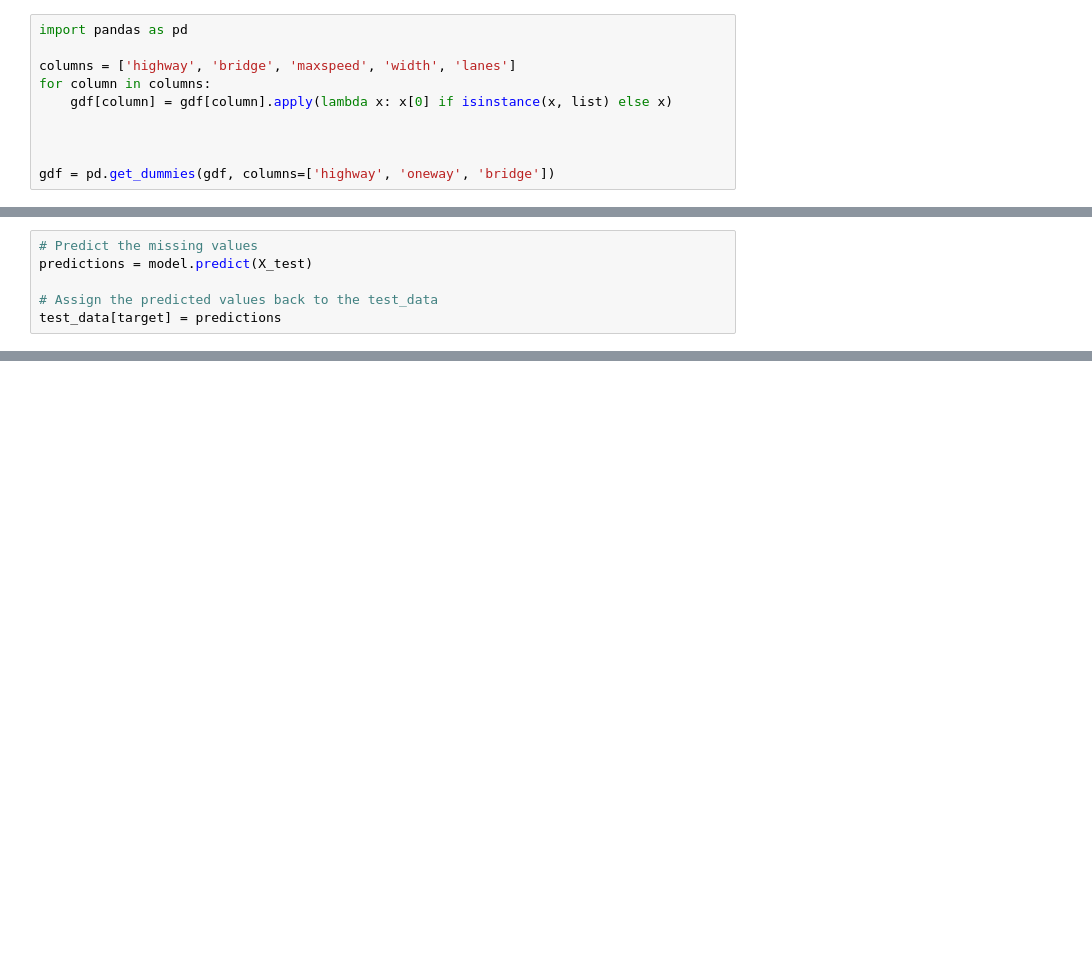
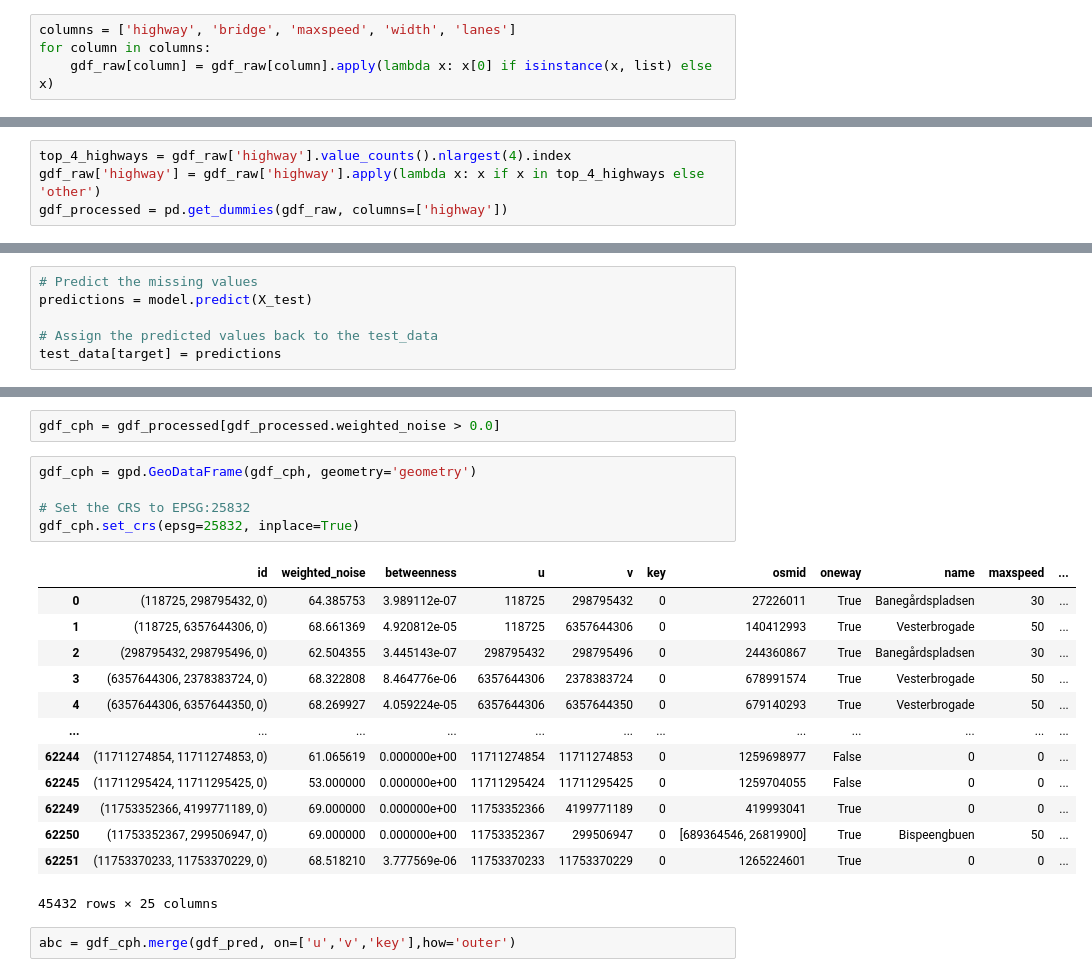
Before and after one commit to Marcus-Friis/geospatial-exam, a Jupyter notebook: notebooks/experimental/classifying_edges.ipynb, the cells around one changed output, grey strips where cells are left out. Cells and saved outputs as stored; diff of their text form; blank space fills up the shorter version.

```diff
--- a/notebooks/experimental/classifying_edges.ipynb
+++ b/notebooks/experimental/classifying_edges.ipynb
@@ -72,10 +56,4 @@ list(gdf)
 # %%
-import pandas as pd
-
 columns = ['highway', 'bridge', 'maxspeed', 'width', 'lanes']
 for column in columns:
-    gdf[column] = gdf[column].apply(lambda x: x[0] if isinstance(x, list) else x)
-
-
-
-gdf = pd.get_dummies(gdf, columns=['highway', 'oneway', 'bridge'])
+    gdf_raw[column] = gdf_raw[column].apply(lambda x: x[0] if isinstance(x, list) else x)
@@ -81,0 +80,4 @@ gdf = pd.get_dummies(gdf, columns=['highway', 'oneway', 'bridge'])
+# %%
+top_4_highways = gdf_raw['highway'].value_counts().nlargest(4).index
+gdf_raw['highway'] = gdf_raw['highway'].apply(lambda x: x if x in top_4_highways else 'other')
+gdf_processed = pd.get_dummies(gdf_raw, columns=['highway'])
@@ -187,0 +230,23 @@ cx.add_basemap(
+# %%
+gdf_cph = gdf_processed[gdf_processed.weighted_noise > 0.0]
+# %%
+gdf_cph = gpd.GeoDataFrame(gdf_cph, geometry='geometry')
+
+# Set the CRS to EPSG:25832
+gdf_cph.set_crs(epsg=25832, inplace=True)
+# %% [output]
+|  | id | weighted_noise | betweenness | u | v | key | osmid | oneway | name | maxspeed | ... |
+| 0 | (118725, 298795432, 0) | 64.385753 | 3.989112e-07 | 118725 | 298795432 | 0 | 27226011 | True | Banegårdspladsen | 30 | ... |
+| 1 | (118725, 6357644306, 0) | 68.661369 | 4.920812e-05 | 118725 | 6357644306 | 0 | 140412993 | True | Vesterbrogade | 50 | ... |
+| 2 | (298795432, 298795496, 0) | 62.504355 | 3.445143e-07 | 298795432 | 298795496 | 0 | 244360867 | True | Banegårdspladsen | 30 | ... |
+| 3 | (6357644306, 2378383724, 0) | 68.322808 | 8.464776e-06 | 6357644306 | 2378383724 | 0 | 678991574 | True | Vesterbrogade | 50 | ... |
+| 4 | (6357644306, 6357644350, 0) | 68.269927 | 4.059224e-05 | 6357644306 | 6357644350 | 0 | 679140293 | True | Vesterbrogade | 50 | ... |
+| ... | ... | ... | ... | ... | ... | ... | ... | ... | ... | ... | ... |
+| 62244 | (11711274854, 11711274853, 0) | 61.065619 | 0.000000e+00 | 11711274854 | 11711274853 | 0 | 1259698977 | False | 0 | 0 | ... |
+| 62245 | (11711295424, 11711295425, 0) | 53.000000 | 0.000000e+00 | 11711295424 | 11711295425 | 0 | 1259704055 | False | 0 | 0 | ... |
+| 62249 | (11753352366, 4199771189, 0) | 69.000000 | 0.000000e+00 | 11753352366 | 4199771189 | 0 | 419993041 | True | 0 | 0 | ... |
+| 62250 | (11753352367, 299506947, 0) | 69.000000 | 0.000000e+00 | 11753352367 | 299506947 | 0 | [689364546, 26819900] | True | Bispeengbuen | 50 | ... |
+| 62251 | (11753370233, 11753370229, 0) | 68.518210 | 3.777569e-06 | 11753370233 | 11753370229 | 0 | 1265224601 | True | 0 | 0 | ... |
+45432 rows × 25 columns
+# %%
+abc = gdf_cph.merge(gdf_pred, on=['u','v','key'],how='outer')
```
Also changed, not shown: parts of 32 cells of this notebook, 2 other files.
